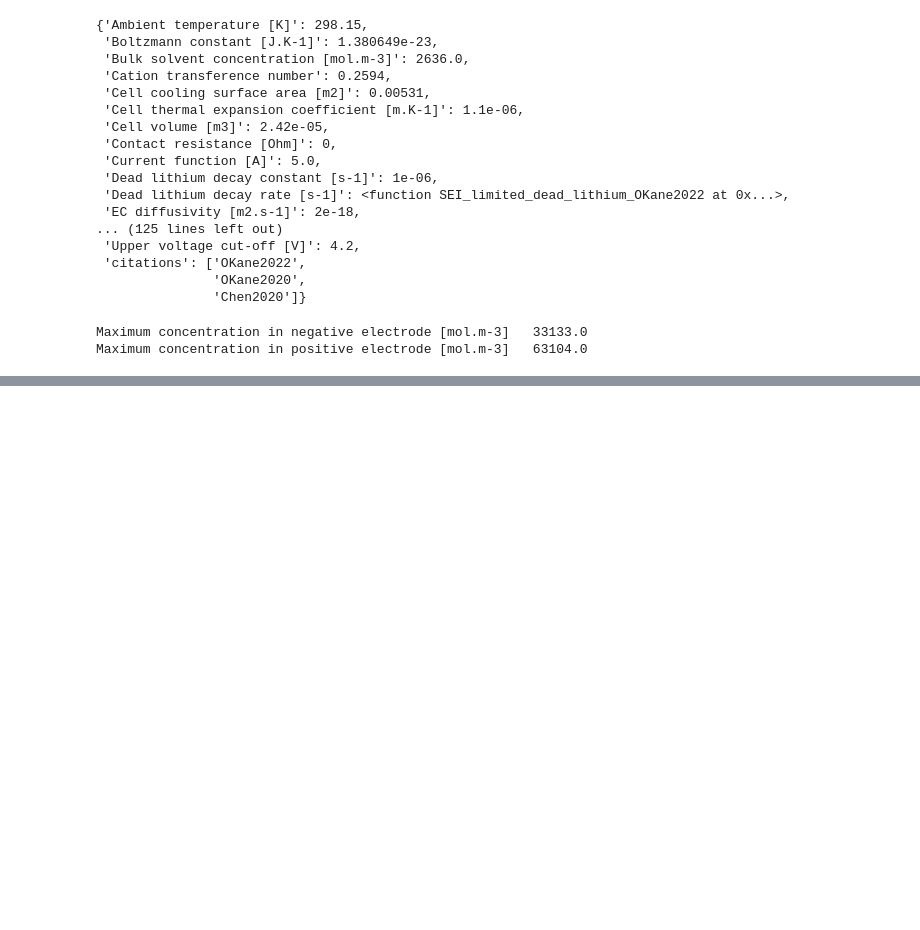
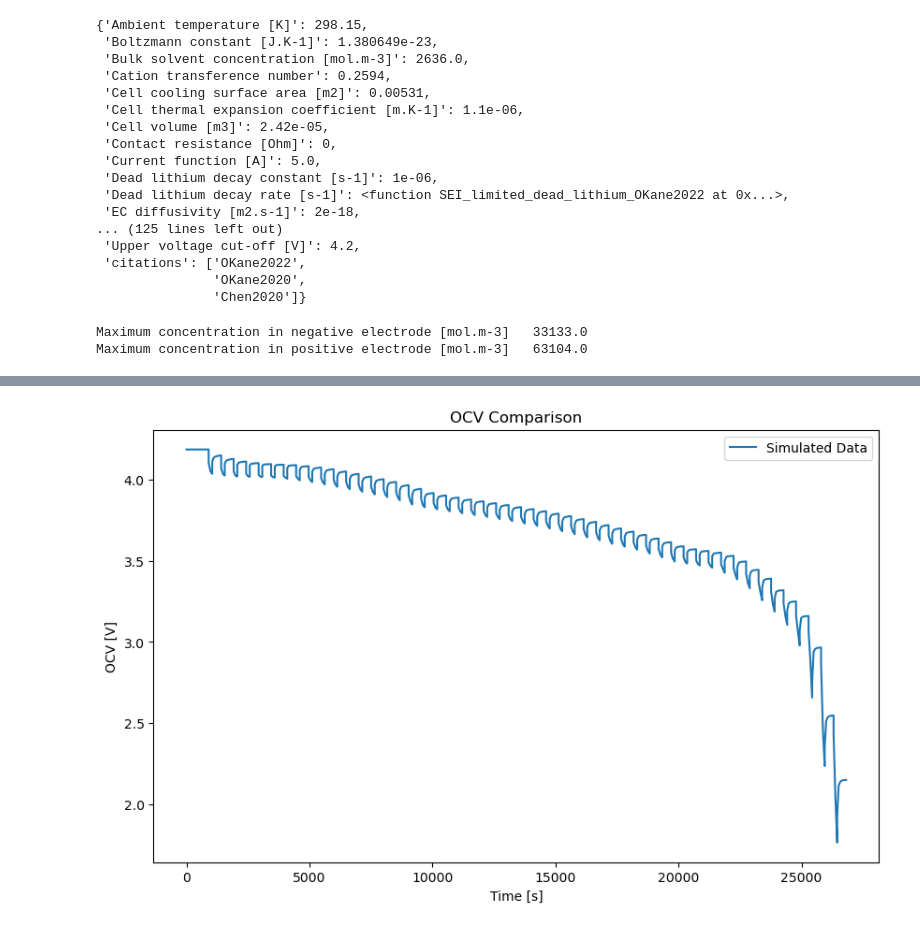
Before and after one commit to JerryOu10124/MA, a Jupyter notebook: CSA_test.ipynb, the cells around one changed output, grey strips where cells are left out. Drawn from its saved outputs; the diff is of its cells as text; code cells hidden in the pictures; blank space fills up the shorter version.

```diff
--- a/CSA_test.ipynb
+++ b/CSA_test.ipynb
@@ -92,7 +93,7 @@ def calc_fitness(fit_func, nests):
     return fitness
 # %%
 def fit_func(nest):
-    A, l_pos, epsilon_f_pos, c_s_pos_max, l_neg, epsilon_f_neg, c_s_neg_max = nest
+    A, l_pos, epsilon_f_pos, l_neg, epsilon_f_neg = nest
     df_ex = pd.read_csv('data/data_ocv_ex.csv')
     df_sim = pd.read_csv('data/data_ocv_sim_ex.csv')
 
@@ -106,6 +107,8 @@ def fit_func(nest):
     theta_0_neg = 0.008
     theta_100_pos = 0.254
     theta_100_neg = 0.855
+    c_s_pos_max = 63104.0
+    c_s_neg_max = 33133.0
     FF_C = np.abs((A * l_pos * epsilon_f_pos * F * c_s_pos_max * (theta_0_pos - theta_100_pos) / 3600) -
                   (A * l_neg * epsilon_f_neg * F * c_s_neg_max * (theta_100_neg - theta_0_neg) / 3600))
 
@@ -127,11 +130,11 @@ def fit_func(nest):
     return FF_M
 # %%
 if __name__ == '__main__':
-    lower_bounds = [0.378, 35, 0.35, 4.8, 35, 0.4, 2.9]
-    upper_bounds = [0.395, 79, 0.5, 5.2, 79, 0.5, 3.3]
+    lower_bounds = [0.378, 35, 0.35, 35, 0.4]
+    upper_bounds = [0.395, 79, 0.5, 79, 0.5,]
 
-    best_nest, best_fitness = cuckoo_search(50, 7, fit_func, lower_bounds, upper_bounds, step_size=0.4)
+    best_nest, best_fitness = cuckoo_search(50, 5, fit_func, lower_bounds, upper_bounds, step_size=0.4)
 
-    print('Max fitness: %.5f, Best nest position: (A: %.5f, l_pos: %.5f, epsilon_f_pos: %.5f, c_s_pos_max: %.5f, l_neg: %.5f, epsilon_f_neg: %.5f, c_s_neg_max: %.5f)'
-          % (best_fitness, best_nest[0], best_nest[1], best_nest[2], best_nest[3], best_nest[4], best_nest[5], best_nest[6]))
+    print('Max fitness: %.5f, Best nest position: (A: %.5f, l_pos: %.5f, epsilon_f_pos: %.5f,l_neg: %.5f, epsilon_f_neg: %.5f)'
+          % (best_fitness, best_nest[0], best_nest[1], best_nest[2], best_nest[3], best_nest[4]))
 # %% [output]
@@ -193,12 +196,10 @@ v_hat_t = df_sim['Voltage[V]']
 # 计算优化前后的MSE
 initial_mse = mean_squared_error(v_t, v_hat_t)
 # %%
-l_pos = 51.94488e-6    #
-epsilon_f_pos = 0.39544
-c_s_pos_max = 5.14199e4
-l_neg = 47.91502e-6    #
-epsilon_f_neg = 0.45741
-c_s_neg_max = 2.95426e4
+l_pos = best_nest[1] * 1e-6
+epsilon_f_pos = best_nest[2]
+l_neg = best_nest[3] * 1e-6
+epsilon_f_neg = best_nest[4]
 # %%
 param = pybamm.ParameterValues("OKane2022")
 param
@@ -265,0 +272,12 @@ SolverError: Events ['Maximum voltage [V]'] are non-positive at initial conditio
+# %%
+# Plotting comparisons
+plt.figure(figsize=(10, 6))
+# plt.plot(time_real, voltage_real, label='Real Data')
+plt.plot(time_opt, voltage_opt, label='Simulated Data')
+plt.xlabel('Time [s]')
+plt.ylabel('OCV [V]')
+plt.title('OCV Comparison')
+plt.legend()
+plt.show()
+# %% [output]
+[figure, added]
```
Also changed, not shown: parts of 13 cells of this notebook.
